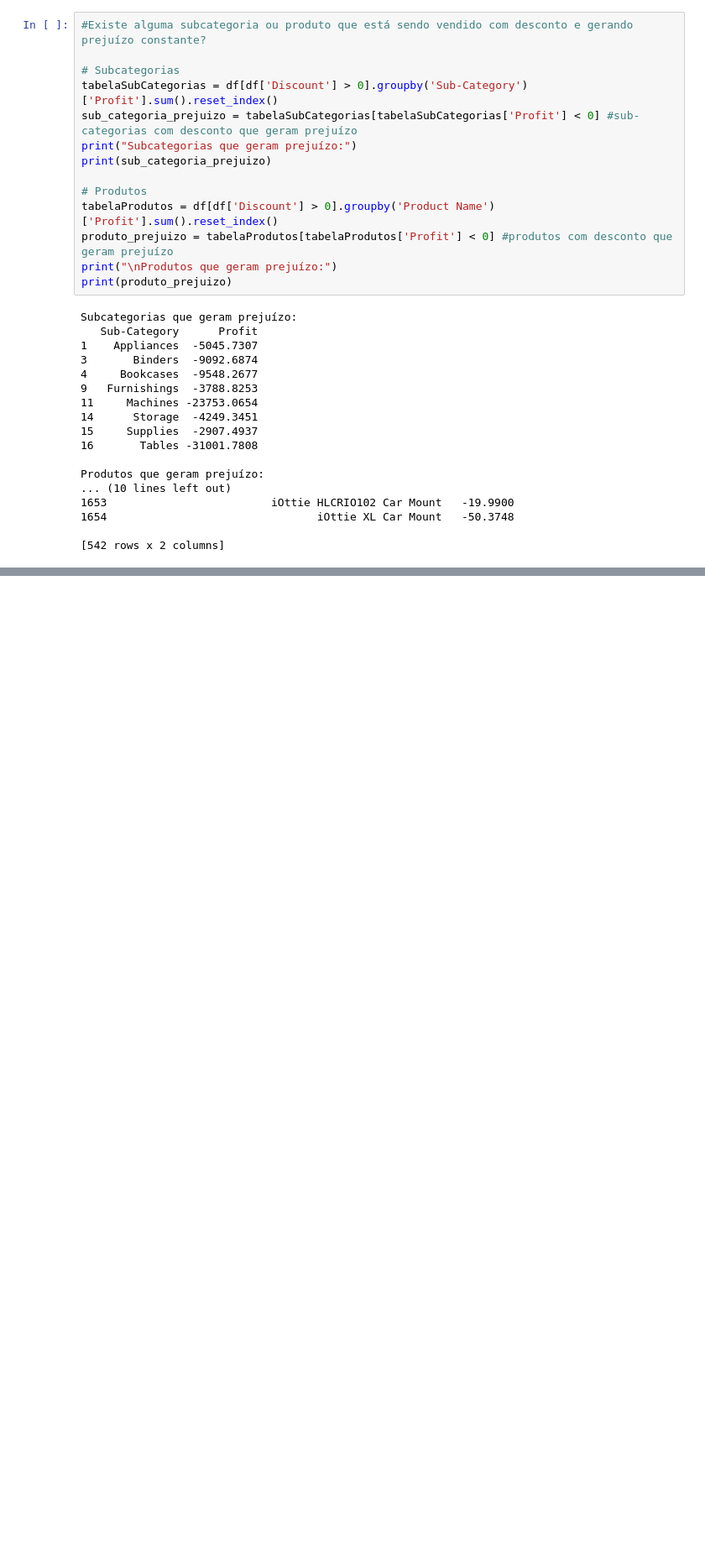
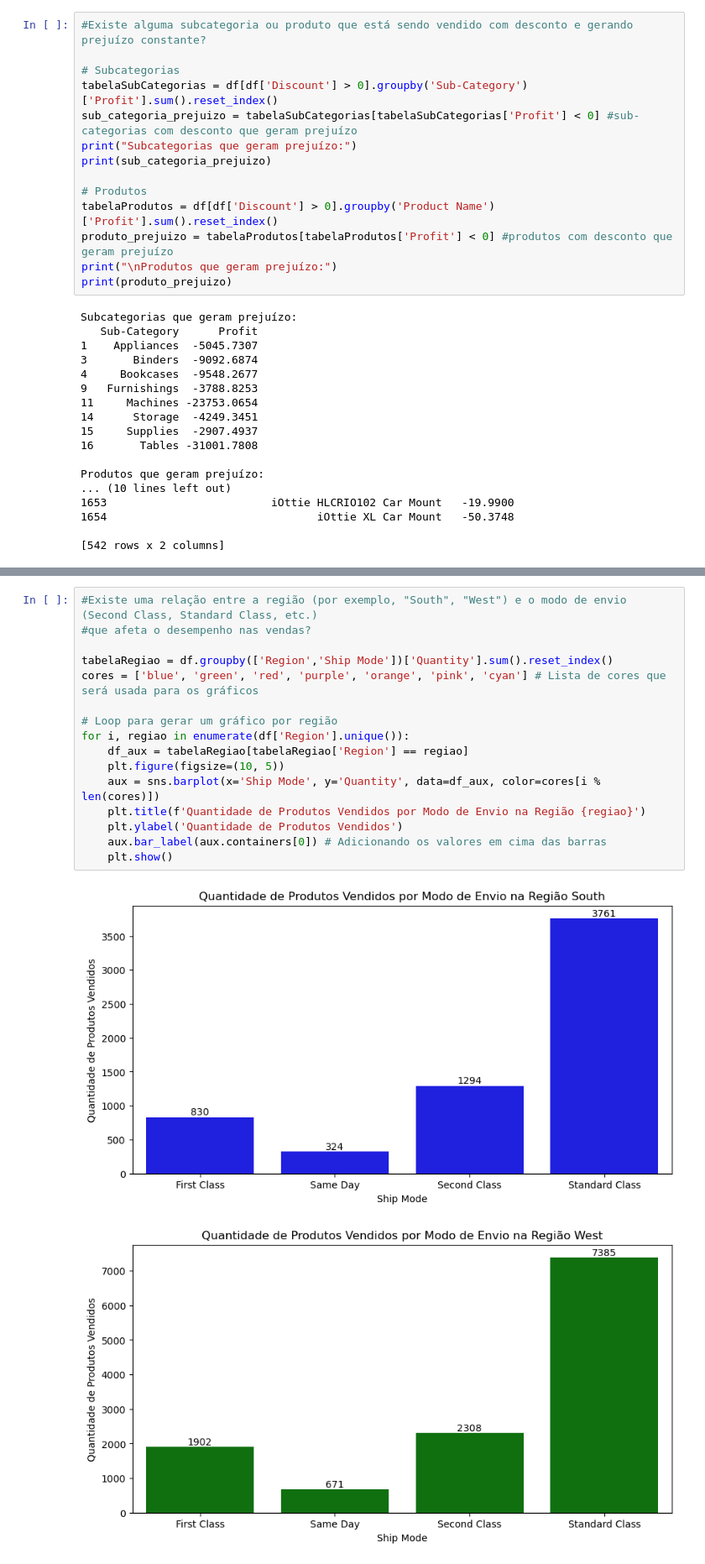
Before and after one commit to mario8978/Analise-de-Dados-Superstore-Sales, a Jupyter notebook: analise1.ipynb, the cells around one changed output, grey strips where cells are left out. Shown at 84% size. Drawn from its saved outputs; the diff is of its cells as text; blank space fills up the shorter version.

```diff
--- a/analise1.ipynb
+++ b/analise1.ipynb
@@ -216,0 +266,19 @@ Produtos que geram prejuízo:
+# %%
+#Existe uma relação entre a região (por exemplo, "South", "West") e o modo de envio (Second Class, Standard Class, etc.)
+#que afeta o desempenho nas vendas?
+
+tabelaRegiao = df.groupby(['Region','Ship Mode'])['Quantity'].sum().reset_index()
+cores = ['blue', 'green', 'red', 'purple', 'orange', 'pink', 'cyan'] # Lista de cores que será usada para os gráficos
+
+# Loop para gerar um gráfico por região
+for i, regiao in enumerate(df['Region'].unique()):
+    df_aux = tabelaRegiao[tabelaRegiao['Region'] == regiao]
+    plt.figure(figsize=(10, 5))
+    aux = sns.barplot(x='Ship Mode', y='Quantity', data=df_aux, color=cores[i % len(cores)])
+    plt.title(f'Quantidade de Produtos Vendidos por Modo de Envio na Região {regiao}')
+    plt.ylabel('Quantidade de Produtos Vendidos')
+    aux.bar_label(aux.containers[0]) # Adicionando os valores em cima das barras
+    plt.show()
+# %% [output]
+[figure, added]
+[figure, added]
```
Also changed, not shown: parts of 5 cells of this notebook.
